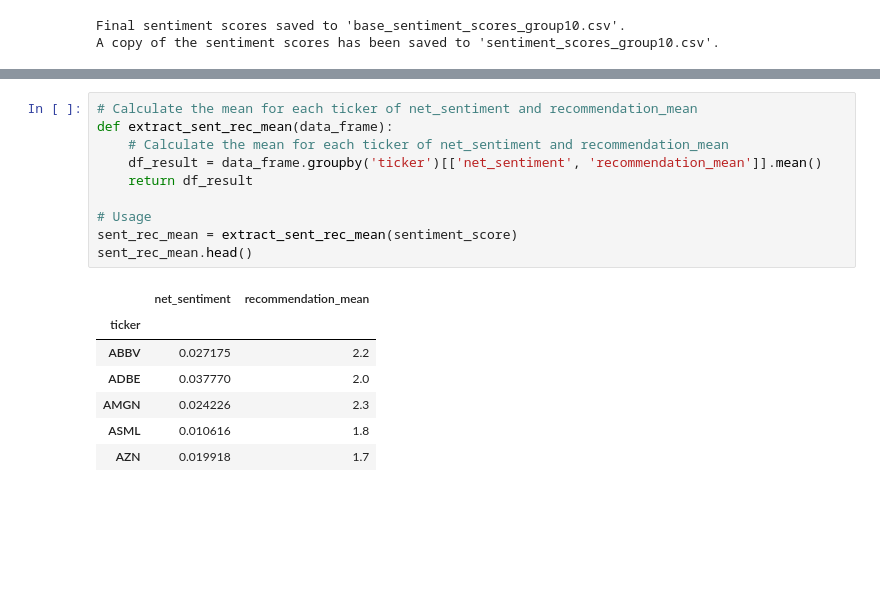
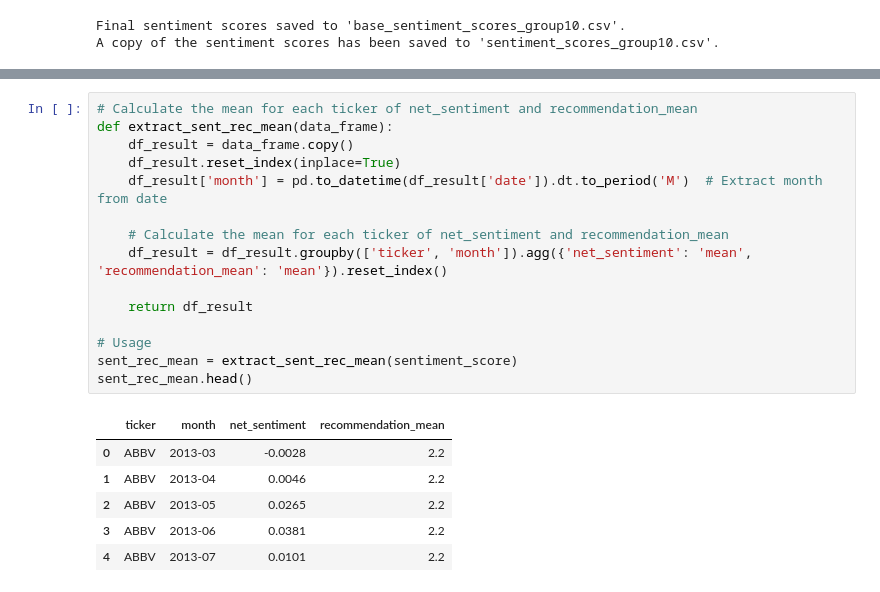
Before and after one commit to olivernilssson/Advanced-Data-Analysis-GM1413, a Jupyter notebook: group_assignment/GM1413_group_10.ipynb, the cells around one changed output, grey strips where cells are left out. Saved outputs shown, nothing was run; the diff lists cells and outputs as text; blank space fills up the shorter version.

```diff
--- a/group_assignment/GM1413_group_10.ipynb
+++ b/group_assignment/GM1413_group_10.ipynb
@@ -361,19 +363,23 @@ sentiment_score.head()
 # %%
 # Calculate the mean for each ticker of net_sentiment and recommendation_mean
 def extract_sent_rec_mean(data_frame):
+    df_result = data_frame.copy()
+    df_result.reset_index(inplace=True)
+    df_result['month'] = pd.to_datetime(df_result['date']).dt.to_period('M')  # Extract month from date
+
     # Calculate the mean for each ticker of net_sentiment and recommendation_mean
-    df_result = data_frame.groupby('ticker')[['net_sentiment', 'recommendation_mean']].mean()
+    df_result = df_result.groupby(['ticker', 'month']).agg({'net_sentiment': 'mean', 'recommendation_mean': 'mean'}).reset_index()
+
     return df_result
 
 # Usage
 sent_rec_mean = extract_sent_rec_mean(sentiment_score)
 sent_rec_mean.head()
 # %% [output]
-|  | net_sentiment | recommendation_mean |
-| ticker |  |  |
-| ABBV | 0.027175 | 2.2 |
-| ADBE | 0.037770 | 2.0 |
-| AMGN | 0.024226 | 2.3 |
-| ASML | 0.010616 | 1.8 |
-| AZN | 0.019918 | 1.7 |
+|  | ticker | month | net_sentiment | recommendation_mean |
+| 0 | ABBV | 2013-03 | -0.0028 | 2.2 |
+| 1 | ABBV | 2013-04 | 0.0046 | 2.2 |
+| 2 | ABBV | 2013-05 | 0.0265 | 2.2 |
+| 3 | ABBV | 2013-06 | 0.0381 | 2.2 |
+| 4 | ABBV | 2013-07 | 0.0101 | 2.2 |
 # %%
```
Also changed, not shown: parts of 20 cells of this notebook, 2 other files.
